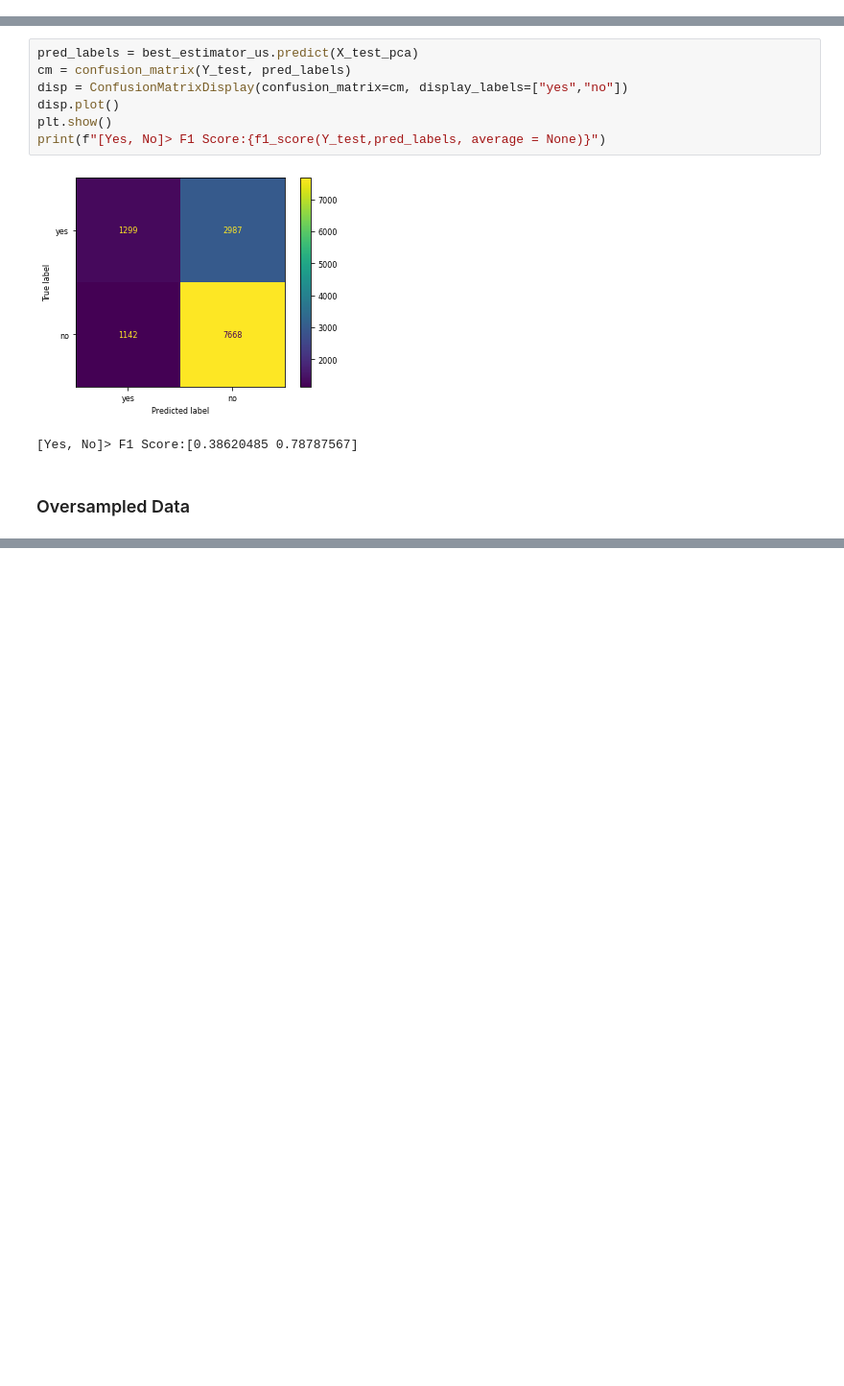
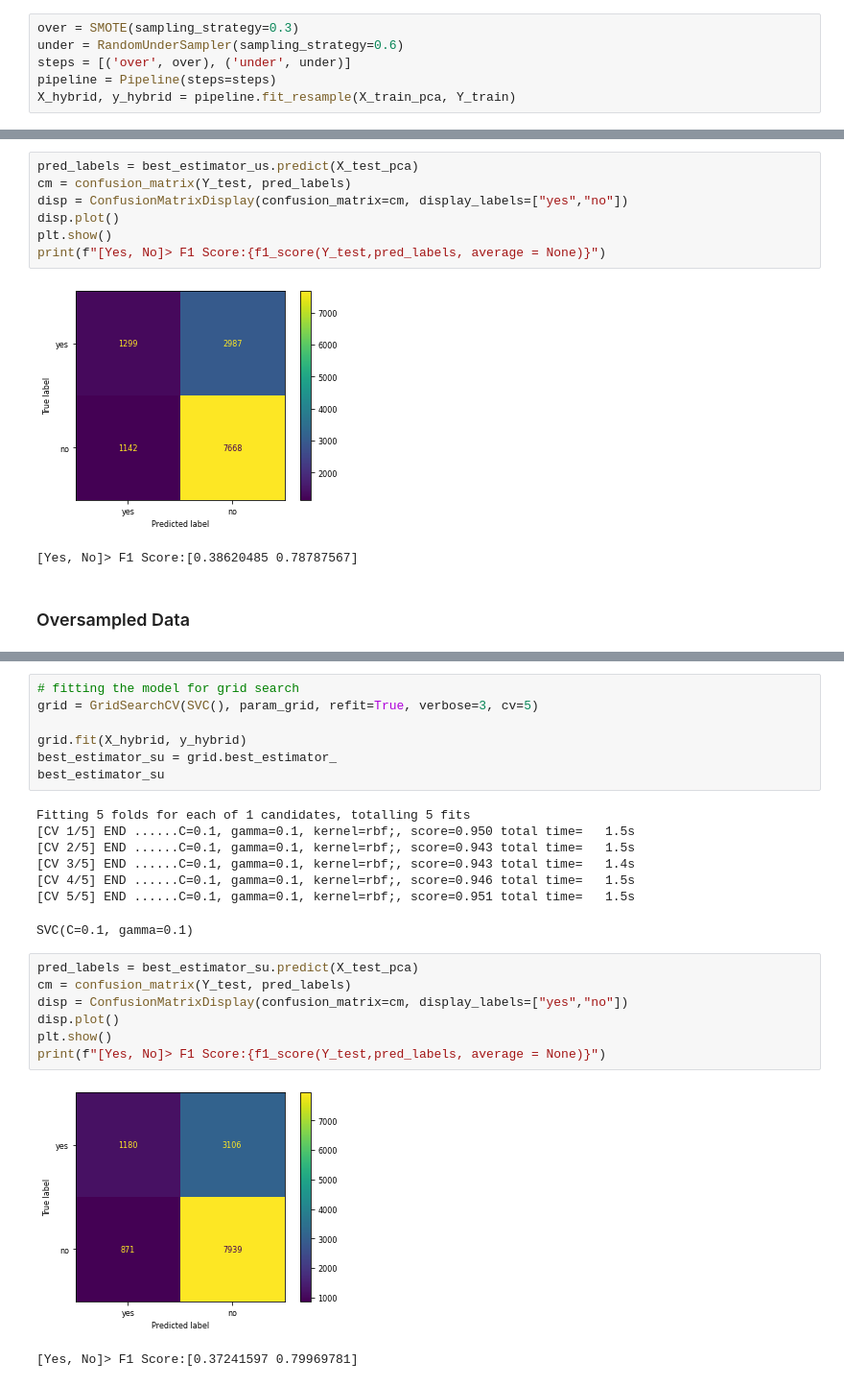
Before and after one commit to PedroMarques27/ED, a Jupyter notebook: Data_mining_Notebook.ipynb, the cells around one changed output, grey strips where cells are left out. Shown: that part at 96% size. Saved outputs shown, nothing was run; the diff lists cells and outputs as text; blank space fills up the shorter version.

```diff
--- a/Data_mining_Notebook.ipynb
+++ b/Data_mining_Notebook.ipynb
@@ -459,6 +485,12 @@ SMOTE oversampling rate:0.5, Random undersampling rate:0.6 , Mean ROC AUC: 0.981
 SMOTE oversampling rate:0.5, Random undersampling rate:0.5 , Mean ROC AUC: 0.981
 # %% [markdown]
 As can be seen, Oversampling rate of 0.3 and undersampling rate of 0.6 provide the best result
+# %%
+over = SMOTE(sampling_strategy=0.3)
+under = RandomUnderSampler(sampling_strategy=0.6)
+steps = [('over', over), ('under', under)]
+pipeline = Pipeline(steps=steps)
+X_hybrid, y_hybrid = pipeline.fit_resample(X_train_pca, Y_train)
 # %% [markdown]
 # Classifiers
 # %% [markdown]
@@ -550,0 +637,25 @@ print(f"[Yes, No]> F1 Score:{f1_score(Y_test,pred_labels, average = None)}")
+# %%
+# fitting the model for grid search
+grid = GridSearchCV(SVC(), param_grid, refit=True, verbose=3, cv=5)
+
+grid.fit(X_hybrid, y_hybrid)
+best_estimator_su = grid.best_estimator_
+best_estimator_su
+# %% [output]
+Fitting 5 folds for each of 1 candidates, totalling 5 fits
+[CV 1/5] END ......C=0.1, gamma=0.1, kernel=rbf;, score=0.950 total time=   1.5s
+[CV 2/5] END ......C=0.1, gamma=0.1, kernel=rbf;, score=0.943 total time=   1.5s
+[CV 3/5] END ......C=0.1, gamma=0.1, kernel=rbf;, score=0.943 total time=   1.4s
+[CV 4/5] END ......C=0.1, gamma=0.1, kernel=rbf;, score=0.946 total time=   1.5s
+[CV 5/5] END ......C=0.1, gamma=0.1, kernel=rbf;, score=0.951 total time=   1.5s
+SVC(C=0.1, gamma=0.1)
+# %%
+pred_labels = best_estimator_su.predict(X_test_pca)
+cm = confusion_matrix(Y_test, pred_labels)
+disp = ConfusionMatrixDisplay(confusion_matrix=cm, display_labels=["yes","no"])
+disp.plot()
+plt.show()
+print(f"[Yes, No]> F1 Score:{f1_score(Y_test,pred_labels, average = None)}")
+# %% [output]
+[figure, added]
+[Yes, No]> F1 Score:[0.37241597 0.79969781]
```
Also changed, not shown: parts of 25 cells of this notebook.
